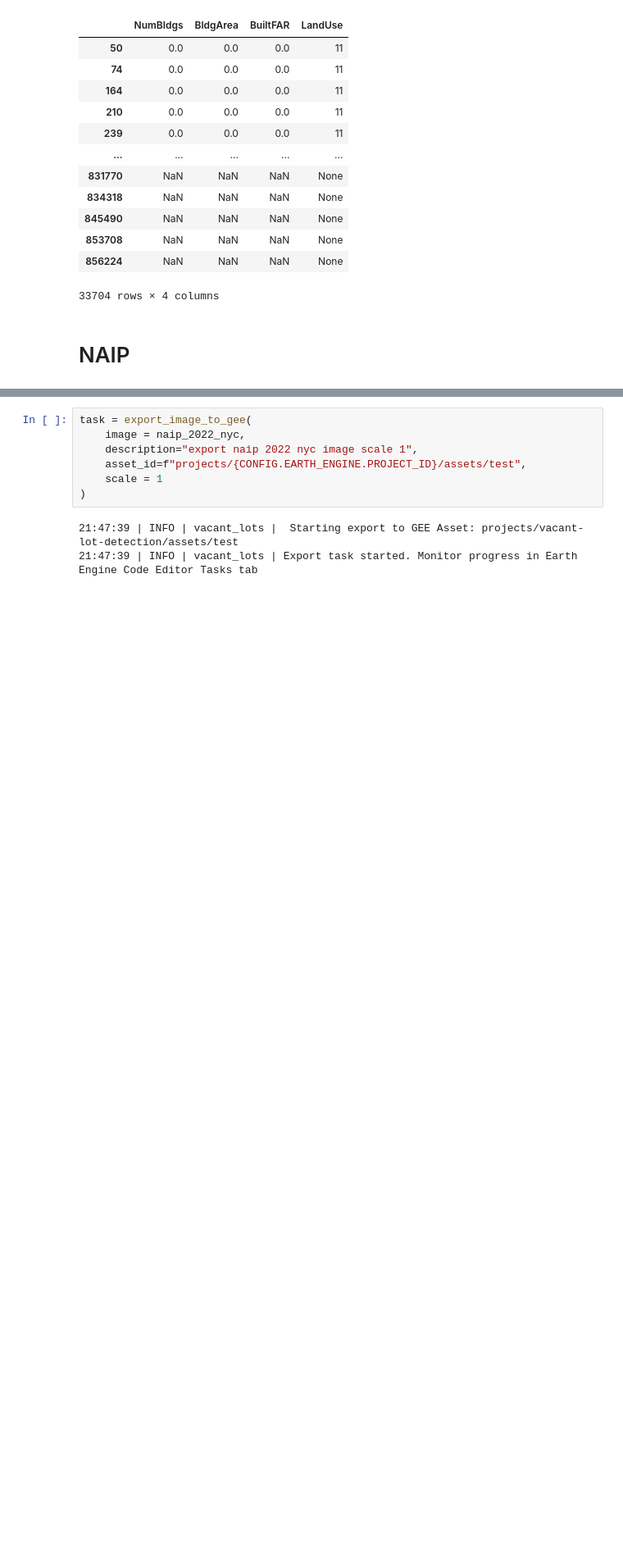
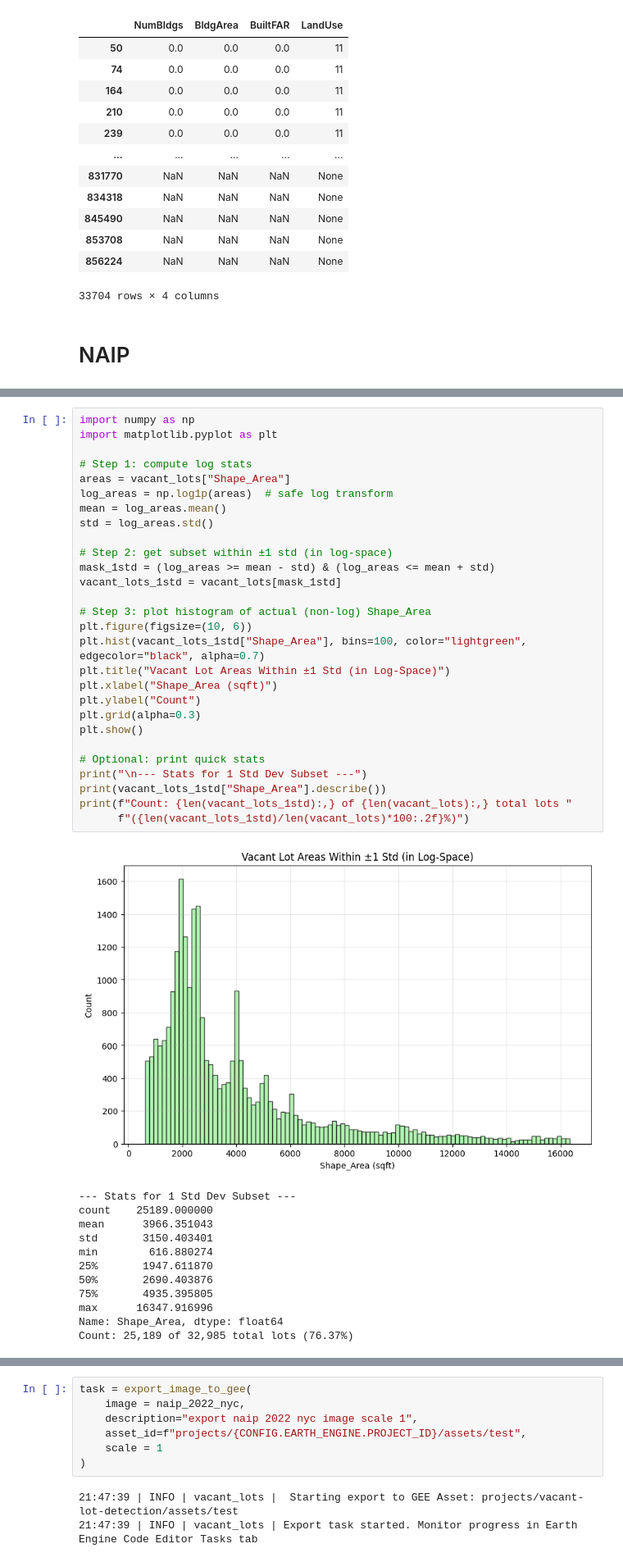
Before and after one commit to poltergeistjoya/Vacant_Lot_Detection, a Jupyter notebook: EDA/cluster_vacant_lots.ipynb, the cells around one changed output, grey strips where cells are left out. Shown at 82% size. Drawn from its saved outputs; the diff is of its cells as text; blank space fills up the shorter version.

```diff
--- a/EDA/cluster_vacant_lots.ipynb
+++ b/EDA/cluster_vacant_lots.ipynb
@@ -406,0 +569,41 @@ brightness.select("Brightness").getInfo()
+# %%
+import numpy as np
+import matplotlib.pyplot as plt
+
+# Step 1: compute log stats
+areas = vacant_lots["Shape_Area"]
+log_areas = np.log1p(areas)  # safe log transform
+mean = log_areas.mean()
+std = log_areas.std()
+
+# Step 2: get subset within ±1 std (in log-space)
+mask_1std = (log_areas >= mean - std) & (log_areas <= mean + std)
+vacant_lots_1std = vacant_lots[mask_1std]
+
+# Step 3: plot histogram of actual (non-log) Shape_Area
+plt.figure(figsize=(10, 6))
+plt.hist(vacant_lots_1std["Shape_Area"], bins=100, color="lightgreen", edgecolor="black", alpha=0.7)
+plt.title("Vacant Lot Areas Within ±1 Std (in Log-Space)")
+plt.xlabel("Shape_Area (sqft)")
+plt.ylabel("Count")
+plt.grid(alpha=0.3)
+plt.show()
+
+# Optional: print quick stats
+print("\n--- Stats for 1 Std Dev Subset ---")
+print(vacant_lots_1std["Shape_Area"].describe())
+print(f"Count: {len(vacant_lots_1std):,} of {len(vacant_lots):,} total lots "
+      f"({len(vacant_lots_1std)/len(vacant_lots)*100:.2f}%)")
+# %% [output]
+[figure, added]
+--- Stats for 1 Std Dev Subset ---
+count    25189.000000
+mean      3966.351043
+std       3150.403401
+min        616.880274
+25%       1947.611870
+50%       2690.403876
+75%       4935.395805
+max      16347.916996
+Name: Shape_Area, dtype: float64
+Count: 25,189 of 32,985 total lots (76.37%)
```
Also changed, not shown: parts of 50 cells of this notebook, 12 other files.
